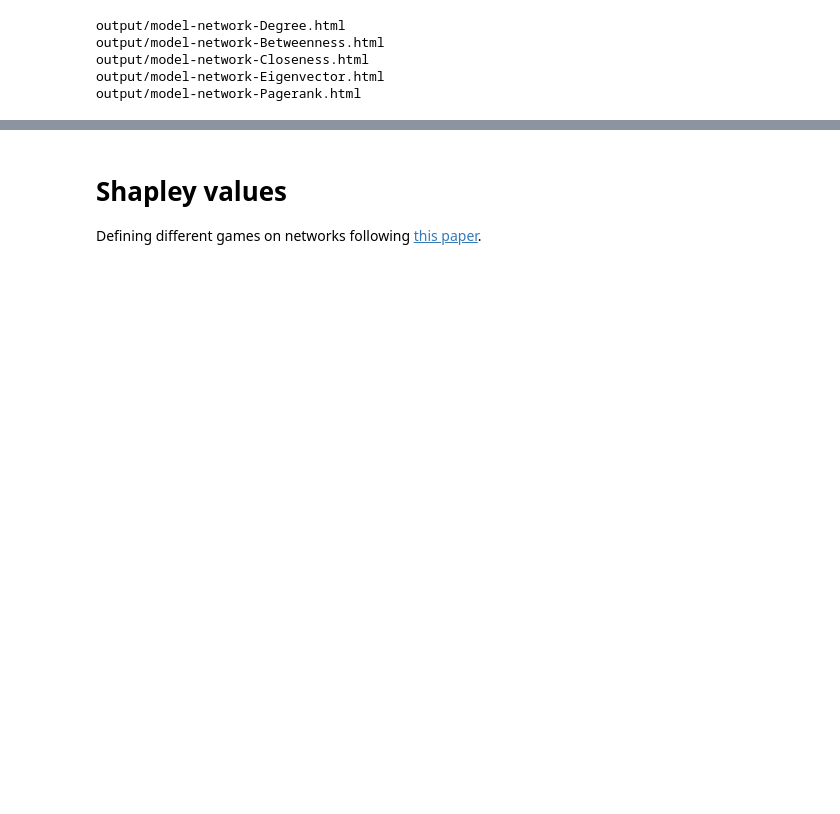
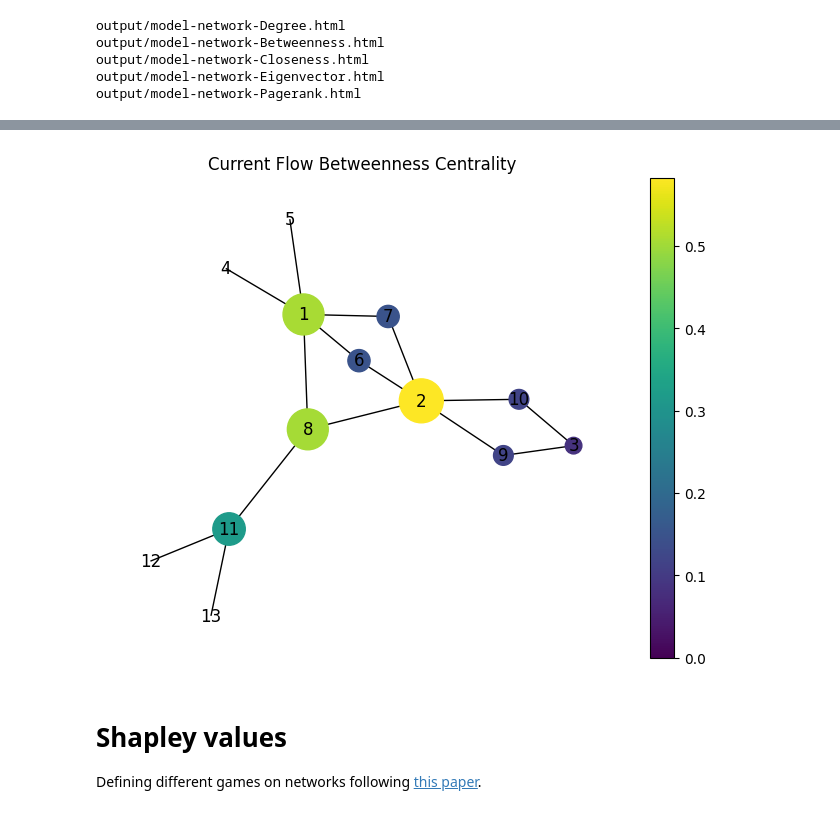
Before and after one commit to Abhaygoya/arxivAnalysis, a Jupyter notebook: modelNetwork.ipynb, the cells around one changed output, grey strips where cells are left out. Cells and saved outputs as stored; diff of their text form; code cells hidden in the pictures; blank space fills up the shorter version.

Commit message:
current flow centrality

```diff
--- a/modelNetwork.ipynb
+++ b/modelNetwork.ipynb
@@ -85,3 +85,9 @@ draw(G, pos, pagerank, 'PageRank')
+# %%
+#Current flow betweenness centrality
+current_flow_betweenness_centrality = nx.current_flow_betweenness_centrality(G)
+draw(G, pos, current_flow_betweenness_centrality, 'Current Flow Betweenness Centrality')
+# %% [output]
+[figure, added]
 # %% [markdown]
 # Shapley values
 
```
Also changed, not shown: parts of 11 cells of this notebook, 2 other files.
